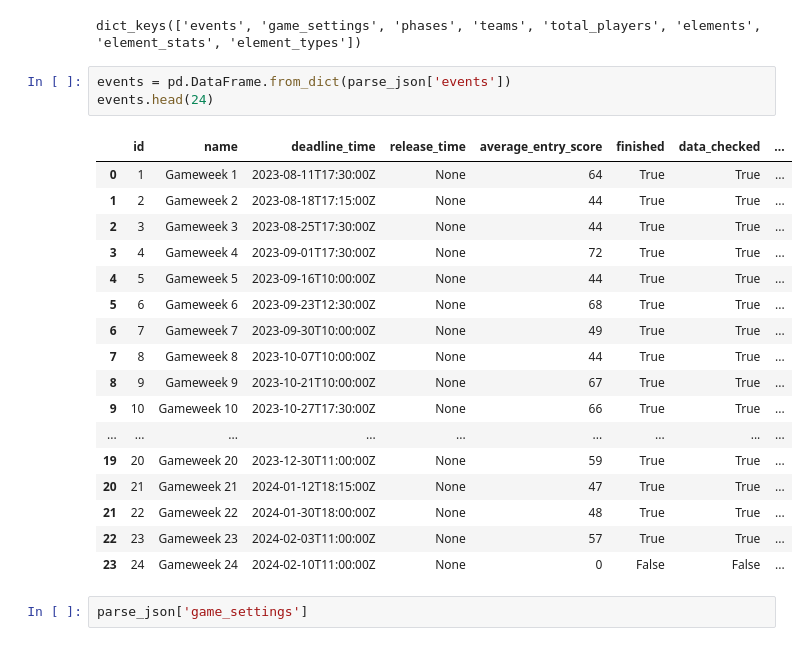
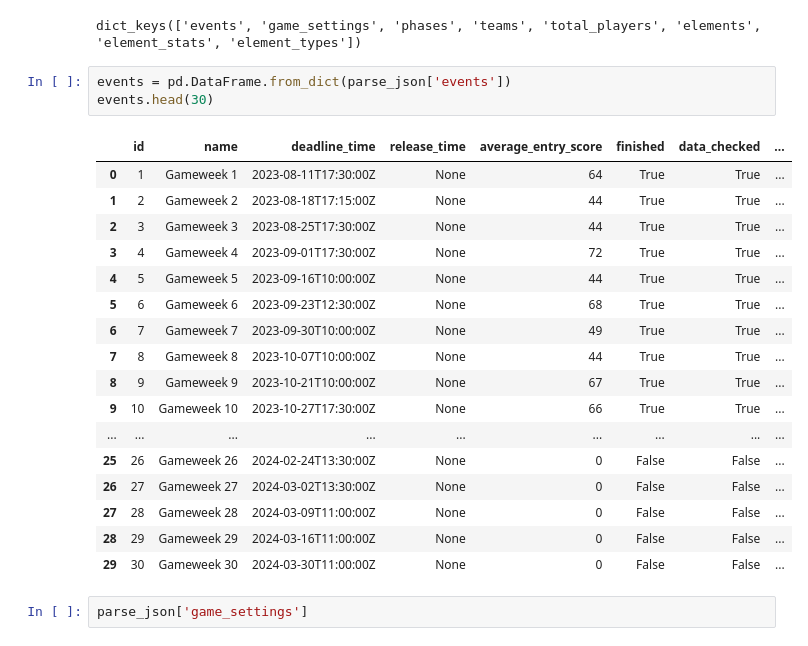
Before and after one commit to AbanoubYounan/FPL-Top-Managers-Behavior-Analysis, a Jupyter notebook: FPL Top Managers Behavior Analysis.ipynb, the cells around one changed output. Cells and saved outputs as stored; diff of their text form.

```diff
--- a/FPL Top Managers Behavior Analysis.ipynb
+++ b/FPL Top Managers Behavior Analysis.ipynb
@@ -20,25 +20,25 @@ parse_json.keys()
 dict_keys(['events', 'game_settings', 'phases', 'teams', 'total_players', 'elements', 'element_stats', 'element_types'])
 # %%
 events = pd.DataFrame.from_dict(parse_json['events'])
-events.head(24)
+events.head(30)
 # %% [output]
 |  | id | name | deadline_time | release_time | average_entry_score | finished | data_checked | ... |
 | 0 | 1 | Gameweek 1 | 2023-08-11T17:30:00Z | None | 64 | True | True | ... |
 | 1 | 2 | Gameweek 2 | 2023-08-18T17:15:00Z | None | 44 | True | True | ... |
 | 2 | 3 | Gameweek 3 | 2023-08-25T17:30:00Z | None | 44 | True | True | ... |
 | 3 | 4 | Gameweek 4 | 2023-09-01T17:30:00Z | None | 72 | True | True | ... |
 | 4 | 5 | Gameweek 5 | 2023-09-16T10:00:00Z | None | 44 | True | True | ... |
 | 5 | 6 | Gameweek 6 | 2023-09-23T12:30:00Z | None | 68 | True | True | ... |
 | 6 | 7 | Gameweek 7 | 2023-09-30T10:00:00Z | None | 49 | True | True | ... |
 | 7 | 8 | Gameweek 8 | 2023-10-07T10:00:00Z | None | 44 | True | True | ... |
 | 8 | 9 | Gameweek 9 | 2023-10-21T10:00:00Z | None | 67 | True | True | ... |
 | 9 | 10 | Gameweek 10 | 2023-10-27T17:30:00Z | None | 66 | True | True | ... |
 | ... | ... | ... | ... | ... | ... | ... | ... | ... |
-| 19 | 20 | Gameweek 20 | 2023-12-30T11:00:00Z | None | 59 | True | True | ... |
-| 20 | 21 | Gameweek 21 | 2024-01-12T18:15:00Z | None | 47 | True | True | ... |
-| 21 | 22 | Gameweek 22 | 2024-01-30T18:00:00Z | None | 48 | True | True | ... |
-| 22 | 23 | Gameweek 23 | 2024-02-03T11:00:00Z | None | 57 | True | True | ... |
-| 23 | 24 | Gameweek 24 | 2024-02-10T11:00:00Z | None | 0 | False | False | ... |
+| 25 | 26 | Gameweek 26 | 2024-02-24T13:30:00Z | None | 0 | False | False | ... |
+| 26 | 27 | Gameweek 27 | 2024-03-02T13:30:00Z | None | 0 | False | False | ... |
+| 27 | 28 | Gameweek 28 | 2024-03-09T11:00:00Z | None | 0 | False | False | ... |
+| 28 | 29 | Gameweek 29 | 2024-03-16T11:00:00Z | None | 0 | False | False | ... |
+| 29 | 30 | Gameweek 30 | 2024-03-30T11:00:00Z | None | 0 | False | False | ... |
 # %%
 parse_json['game_settings']
 # %% [output]
```
Also changed, not shown: parts of 37 cells of this notebook, 1 other file.
